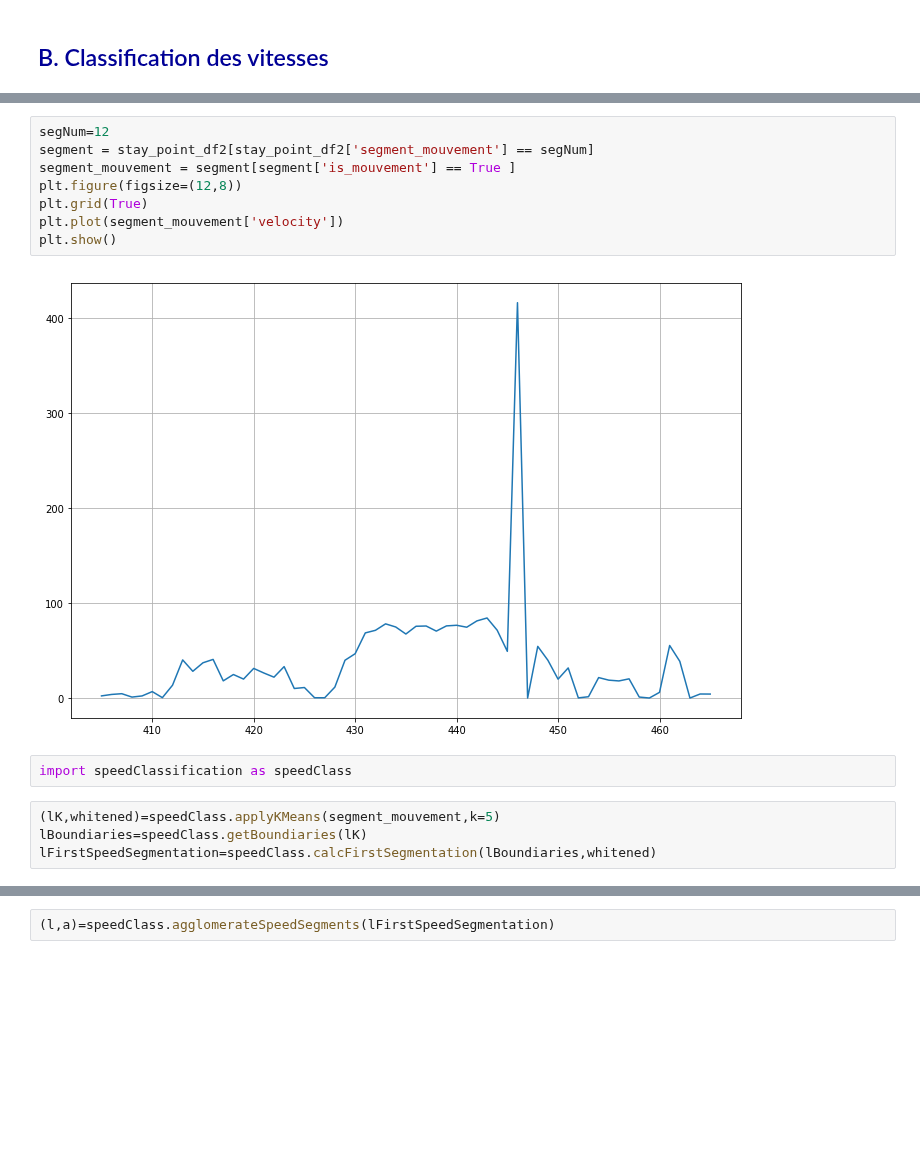
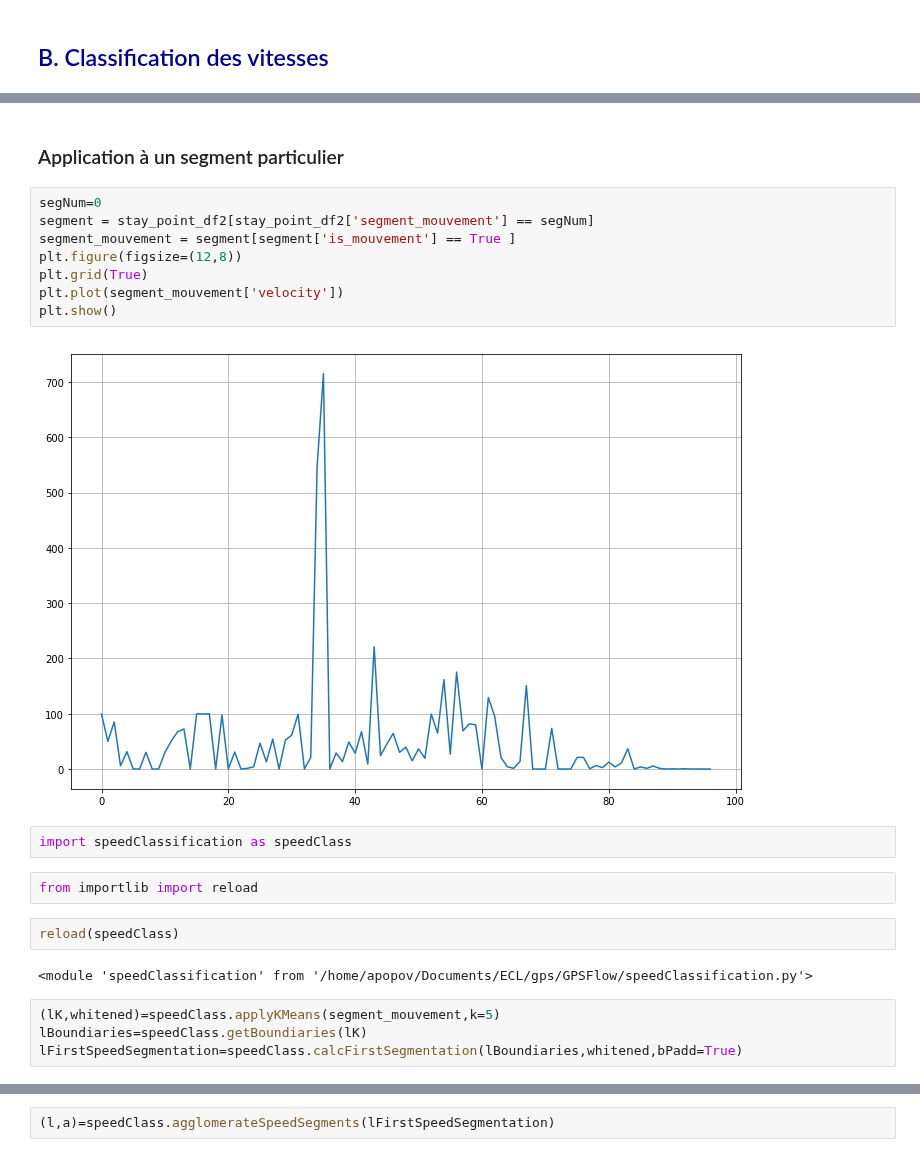
Before and after one commit to AmigoCap/GPSFlow, a Jupyter notebook: 4-StayPoint.ipynb, the cells around one changed output, grey strips where cells are left out. Cells and saved outputs as stored; diff of their text form; blank space fills up the shorter version.

```diff
--- a/4-StayPoint.ipynb
+++ b/4-StayPoint.ipynb
@@ -336,21 +344,29 @@ for l in range(segment_count):
 # %% [output]
 [figure]
+# %% [markdown]
+### Application à un segment particulier
 # %%
-segNum=12
+segNum=0
 segment = stay_point_df2[stay_point_df2['segment_mouvement'] == segNum]
 segment_mouvement = segment[segment['is_mouvement'] == True ]
 plt.figure(figsize=(12,8))
 plt.grid(True)
 plt.plot(segment_mouvement['velocity'])
 plt.show()
 # %% [output]
-[figure, old version]
+[figure, new version]
 # %%
 import speedClassification as speedClass
+# %%
+from importlib import reload
+# %%
+reload(speedClass)
+# %% [output]
+<module 'speedClassification' from '/home/apopov/Documents/ECL/gps/GPSFlow/speedClassification.py'>
 # %%
 (lK,whitened)=speedClass.applyKMeans(segment_mouvement,k=5)
 lBoundiaries=speedClass.getBoundiaries(lK)
-lFirstSpeedSegmentation=speedClass.calcFirstSegmentation(lBoundiaries,whitened)
+lFirstSpeedSegmentation=speedClass.calcFirstSegmentation(lBoundiaries,whitened,bPadd=True)
 # %%
 plt.figure(figsize=(12,8))
 plt.grid(True)
```
Also changed, not shown: parts of 13 cells of this notebook.
